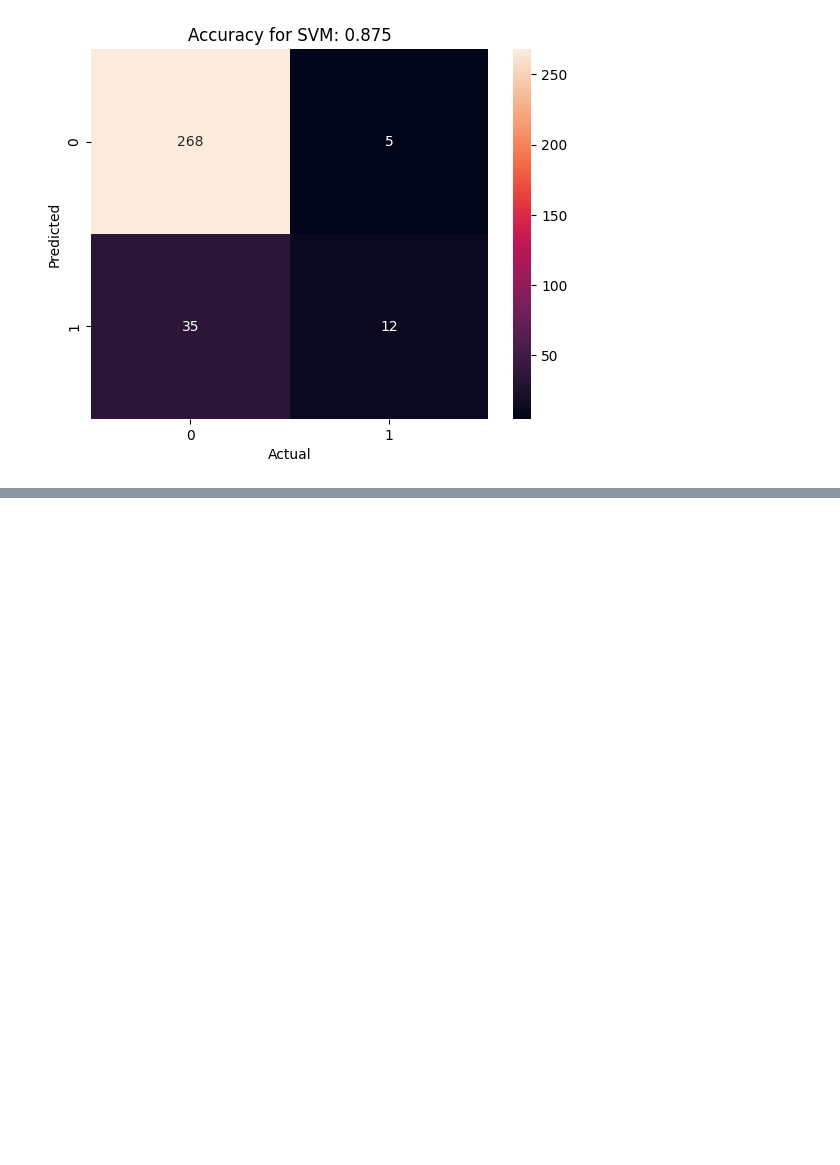
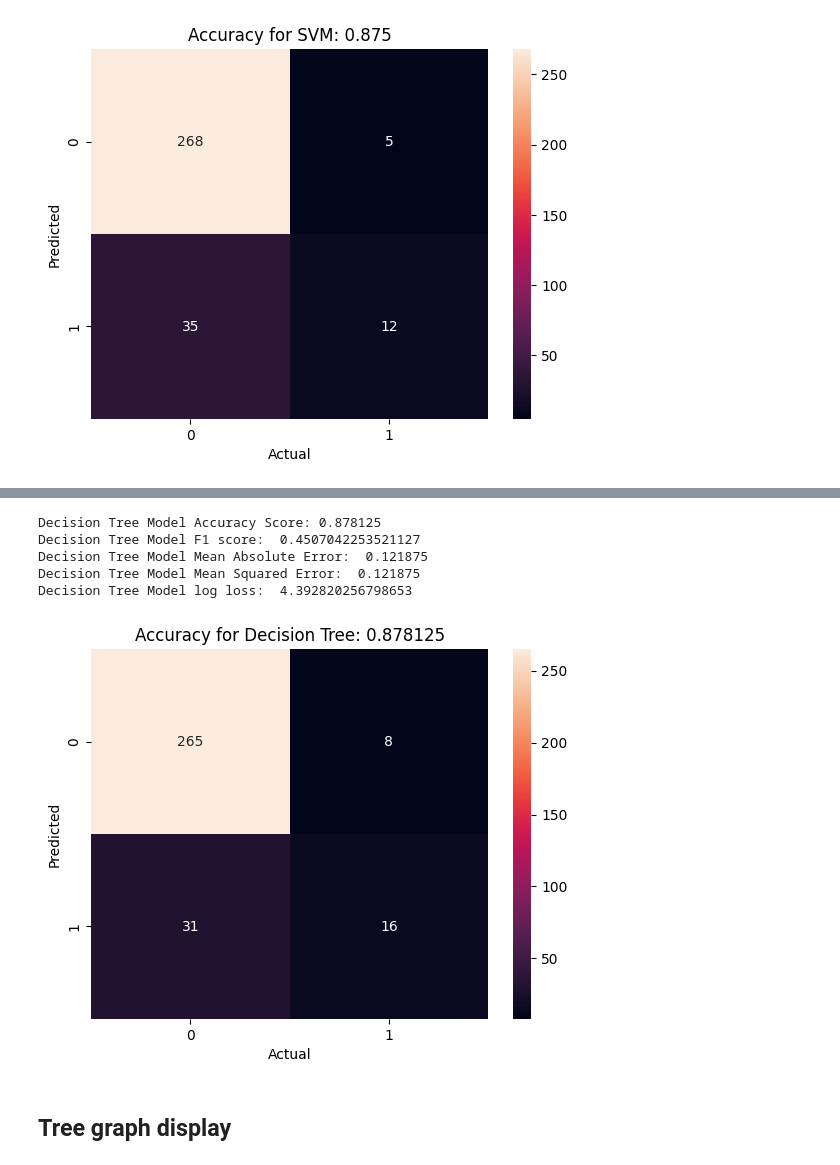
Before and after one commit to shadmankhezri/classification, a Jupyter notebook: wine_quality/wine_quality.ipynb, the cells around one changed output, grey strips where cells are left out. Cells and saved outputs as stored; diff of their text form; code cells hidden in the pictures; blank space fills up the shorter version.

```diff
--- a/wine_quality/wine_quality.ipynb
+++ b/wine_quality/wine_quality.ipynb
@@ -385,0 +455,7 @@ plt.show()
+# %%
+# create the model
+
+from sklearn.tree import DecisionTreeClassifier
+
+tree_model = DecisionTreeClassifier(criterion='entropy', max_depth=4)
+tree_model
@@ -385,0 +464,4 @@ plt.show()
+# %%
+# training the model
+
+tree_model.fit(X_train, y_train)
@@ -385,0 +472,8 @@ plt.show()
+# %%
+# test the model
+
+y_pred_tree = tree_model.predict(X_test)
+
+print(f"Real Values:\n{y_test[0:5]}")                      # real value
+print()
+print(f"Predict Values:\n{y_pred_tree[0:5]}")          # predict value
@@ -385,0 +491,31 @@ plt.show()
+# %%
+# Calculation of average error and accuracy for Decision Tree model
+
+from sklearn.metrics import f1_score, mean_absolute_error, mean_squared_error, log_loss, accuracy_score
+
+print('Decision Tree Model Accuracy Score:', accuracy_score(y_test, y_pred_tree))
+print('Decision Tree Model F1 score: ', f1_score(y_test, y_pred_tree))
+print('Decision Tree Model Mean Absolute Error: ', mean_absolute_error(y_test, y_pred_tree))
+print('Decision Tree Model Mean Squared Error: ', mean_squared_error(y_test, y_pred_tree))
+print('Decision Tree Model log loss: ', log_loss(y_test, y_pred_tree))
+# %% [output]
+Decision Tree Model Accuracy Score: 0.878125
+Decision Tree Model F1 score:  0.4507042253521127
+Decision Tree Model Mean Absolute Error:  0.121875
+Decision Tree Model Mean Squared Error:  0.121875
+Decision Tree Model log loss:  4.392820256798653
+# %%
+# confusion matrix heatmap for Decision Tree model
+
+from sklearn.metrics import confusion_matrix
+
+sns.heatmap(confusion_matrix(y_test, y_pred_tree), annot=True, fmt='d')
+
+plt.title(f'Accuracy for Decision Tree: {accuracy_score(y_test, y_pred_tree)}')
+plt.ylabel('Predicted')
+plt.xlabel('Actual')
+plt.show()
+# %% [output]
+[figure, added]
+# %% [markdown]
+## Tree graph display
```
Also changed, not shown: parts of 16 cells of this notebook, 1 other file.
